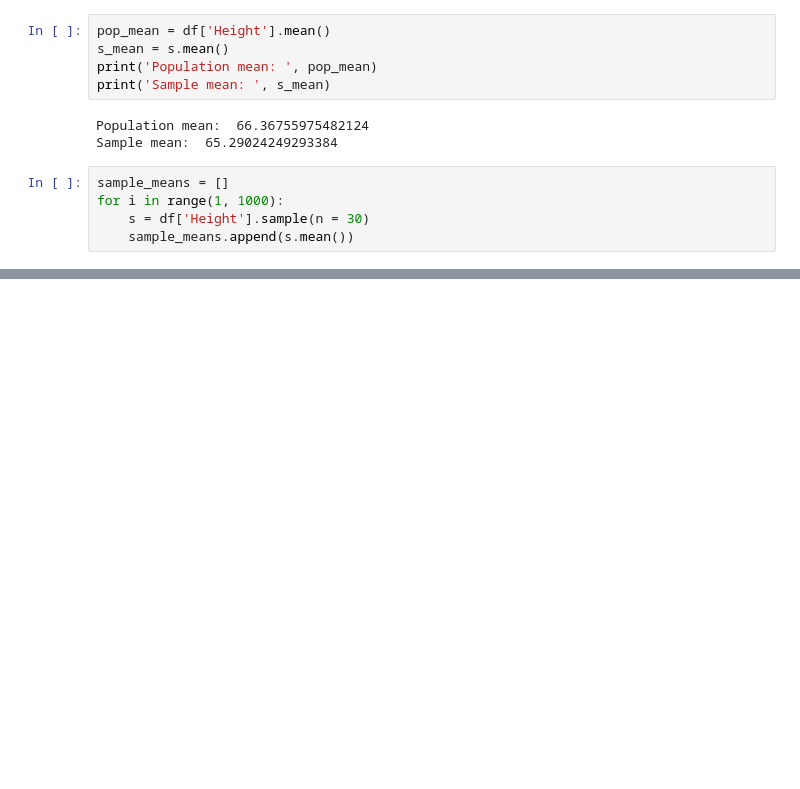
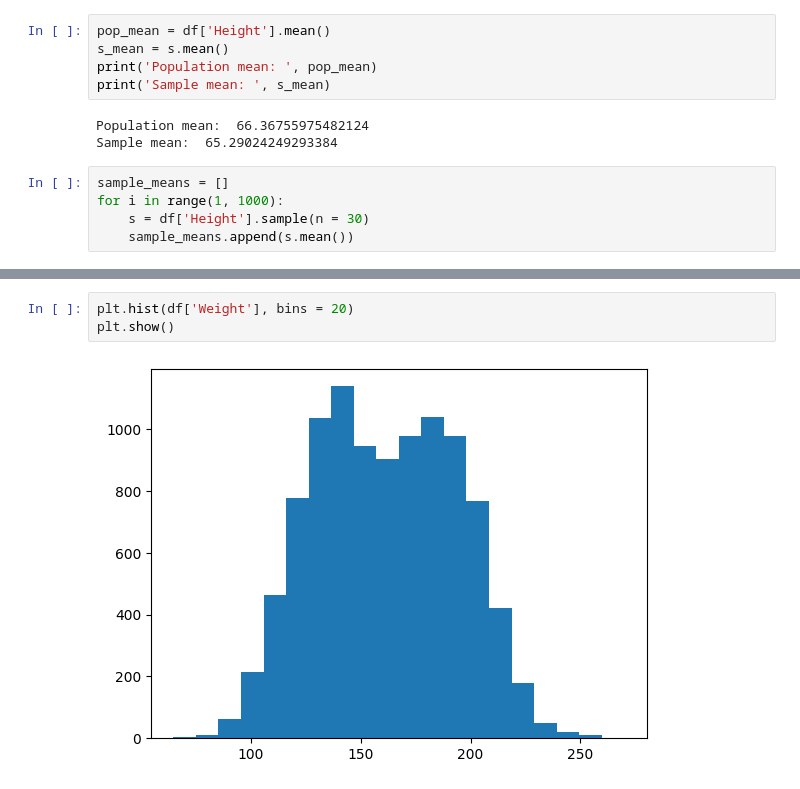
Before and after one commit to Xicoat/DataScienceCourse, a Jupyter notebook: 23_DescriptiveStatistics/Statistics2.ipynb, the cells around one changed output, grey strips where cells are left out. Cells and saved outputs as stored; diff of their text form; blank space fills up the shorter version.

```diff
--- a/23_DescriptiveStatistics/Statistics2.ipynb
+++ b/23_DescriptiveStatistics/Statistics2.ipynb
@@ -54,0 +76,5 @@ NameError: name 'plt' is not defined
+# %%
+plt.hist(df['Weight'], bins = 20)
+plt.show()
+# %% [output]
+[figure, added]
```
Also changed, not shown: parts of 5 cells of this notebook, 12 other files.
